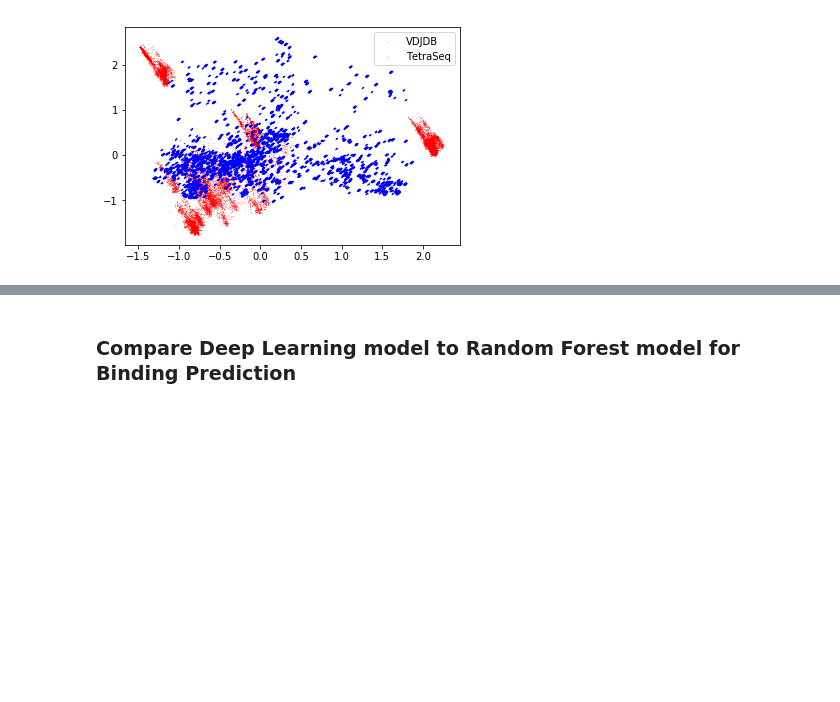
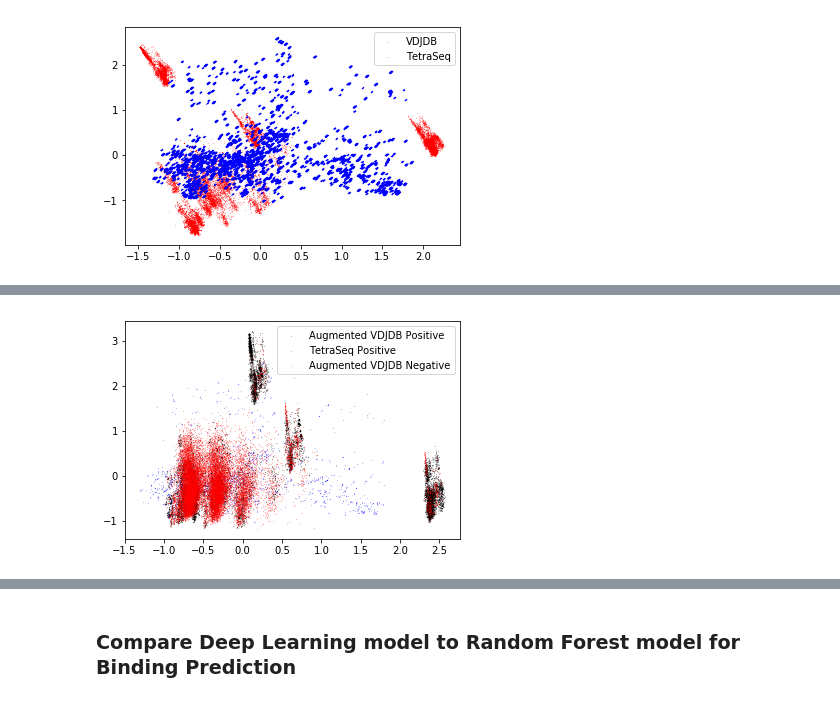
Before and after one commit to alexanderwhatley/TCR-Pathogen-Identification, a Jupyter notebook: benchmark_methods.ipynb, the cells around one changed output, grey strips where cells are left out. Saved outputs shown, nothing was run; the diff lists cells and outputs as text; code cells hidden in the pictures; blank space fills up the shorter version.

```diff
--- a/benchmark_methods.ipynb
+++ b/benchmark_methods.ipynb
@@ -476,3 +609,16 @@ plt.show()
+# %%
+pca = PCA(n_components=2)
+vdjdb_pos_ind, vdjdb_neg_ind = np.where(augmented_vdjdb_train_labels == 1)[0], np.where(augmented_vdjdb_train_labels == 0)[0]
+tetraseq_pos_ind, tetraseq_neg_ind = np.where(tetraseq_train_labels == 1)[0], np.where(tetraseq_train_labels == 0)[0]
+vdjdb_pca = pca.fit_transform(augmented_vdjdb_train_data)
+tetraseq_pca = pca.fit_transform(tetraseq_train_data)
+plt.scatter(vdjdb_pca[:, 0][vdjdb_pos_ind], vdjdb_pca[:, 1][vdjdb_pos_ind], label='Augmented VDJDB Positive', s=0.01, c='black')
+plt.scatter(tetraseq_pca[:, 0][tetraseq_pos_ind], tetraseq_pca[:, 1][tetraseq_pos_ind], label='TetraSeq Positive', s=0.01, c='blue')
+plt.scatter(vdjdb_pca[:, 0][vdjdb_neg_ind], vdjdb_pca[:, 1][vdjdb_neg_ind], label='Augmented VDJDB Negative', s=0.01, c='red')
+plt.legend()
+plt.show()
+# %% [output]
+[figure, added]
 # %%
 # train random forest model on VDJDB/TetraSeq data
 clf_combined = RandomForestClassifier()
```
Also changed, not shown: parts of 34 cells of this notebook.
